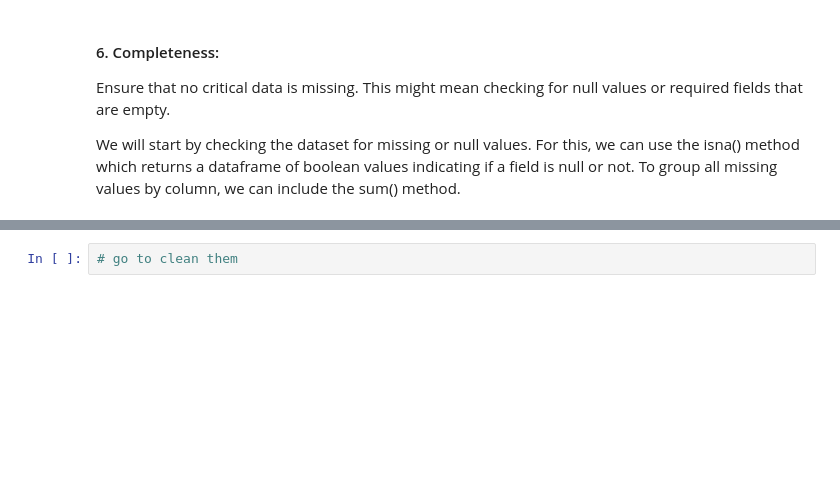
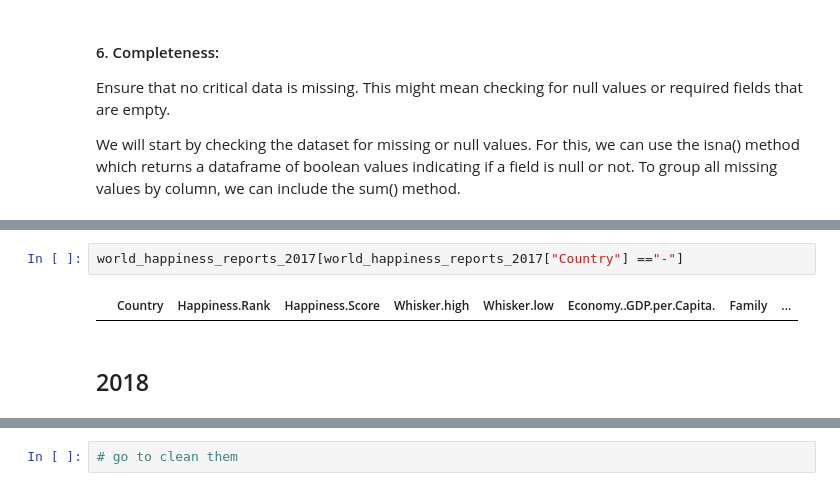
Before and after one commit to Tuwaiq-DS-ML-bootcamp-V-9/Usecase-2, a Jupyter notebook: EDA explain template.ipynb, the cells around one changed output, grey strips where cells are left out. Cells and saved outputs as stored; diff of their text form; blank space fills up the shorter version.

```diff
--- a/EDA explain template.ipynb
+++ b/EDA explain template.ipynb
@@ -601,0 +672,6 @@ We will start by checking the dataset for missing or null values. For this, we c
+# %%
+world_happiness_reports_2017[world_happiness_reports_2017["Country"] =="-"]
+# %% [output]
+|  | Country | Happiness.Rank | Happiness.Score | Whisker.high | Whisker.low | Economy..GDP.per.Capita. | Family | ... |
+# %% [markdown]
+## 2018
```
Also changed, not shown: parts of 19 cells of this notebook.
